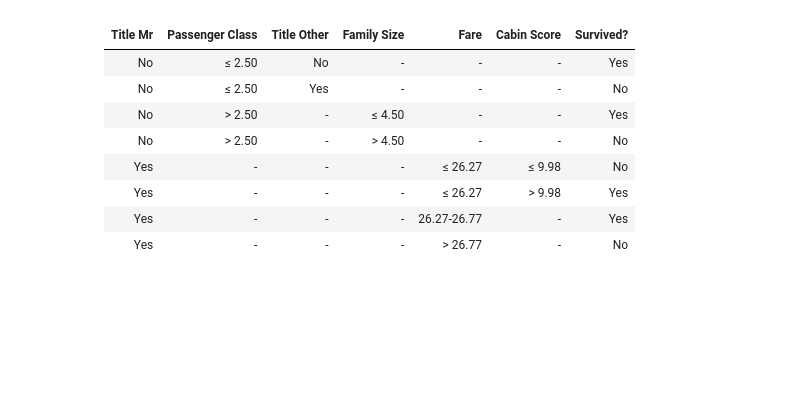
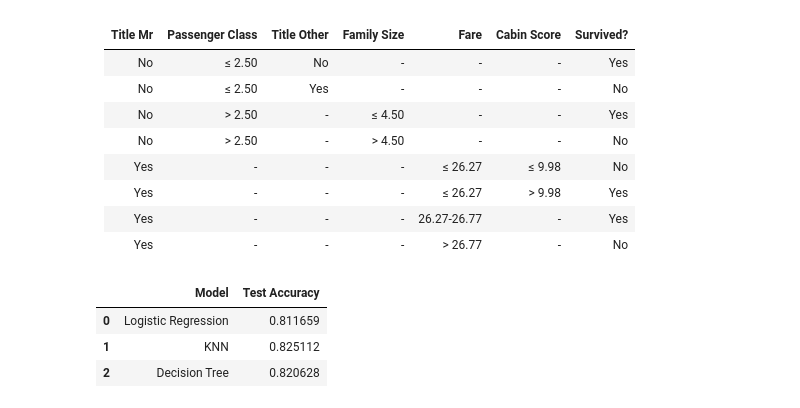
Before and after one commit to rmkamphuis/DATA_572_Project, a Jupyter notebook: Project_Code_572.ipynb, the cells around one changed output. Drawn from its saved outputs; the diff is of its cells as text; code cells hidden in the pictures; blank space fills up the shorter version.

```diff
--- a/Project_Code_572.ipynb
+++ b/Project_Code_572.ipynb
@@ -732,3 +729,24 @@ print(if_else_plot)
 | Yes            | -        | -                | -          | ≤ 26.27    | > 9.98      | Yes               |
 | Yes            | -        | -                | -          | 26.27-26.77| -           | Yes                |
 | Yes            | -        | -                | -          | > 26.77    | -           | No                |
+# %%
+
+result_3 = pd.DataFrame({
+    "Model": [
+        "Logistic Regression",
+        "KNN",
+        "Decision Tree"
+    ],
+    "Test Accuracy": [
+        0.811659,
+        0.825112,
+        0.820628
+    ]
+})
+
+result_3
+# %% [output]
+|  | Model | Test Accuracy |
+| 0 | Logistic Regression | 0.811659 |
+| 1 | KNN | 0.825112 |
+| 2 | Decision Tree | 0.820628 |
```
Also changed, not shown: parts of 5 cells of this notebook, 1 other file.
